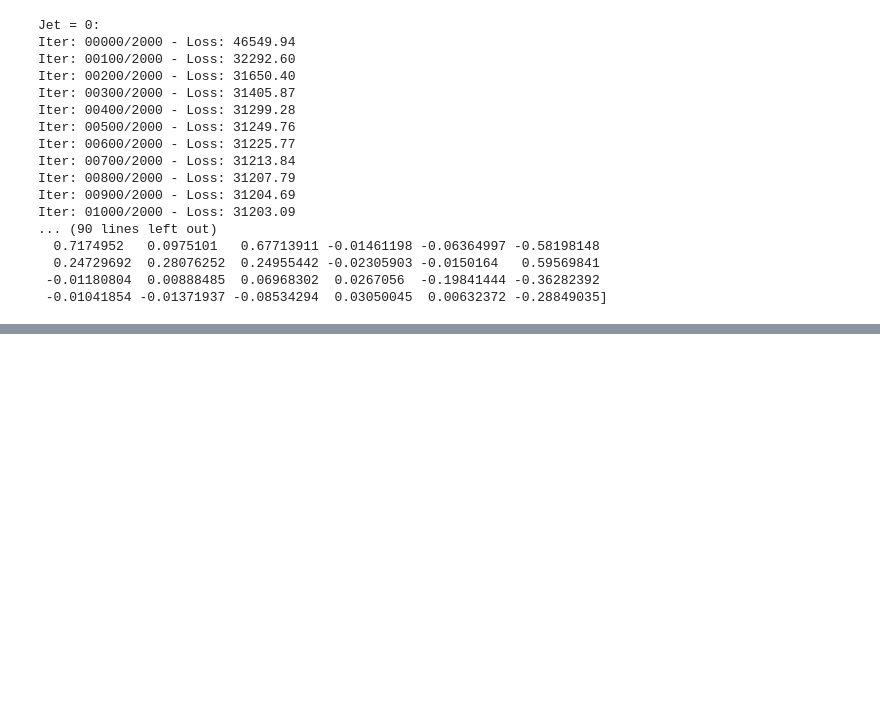
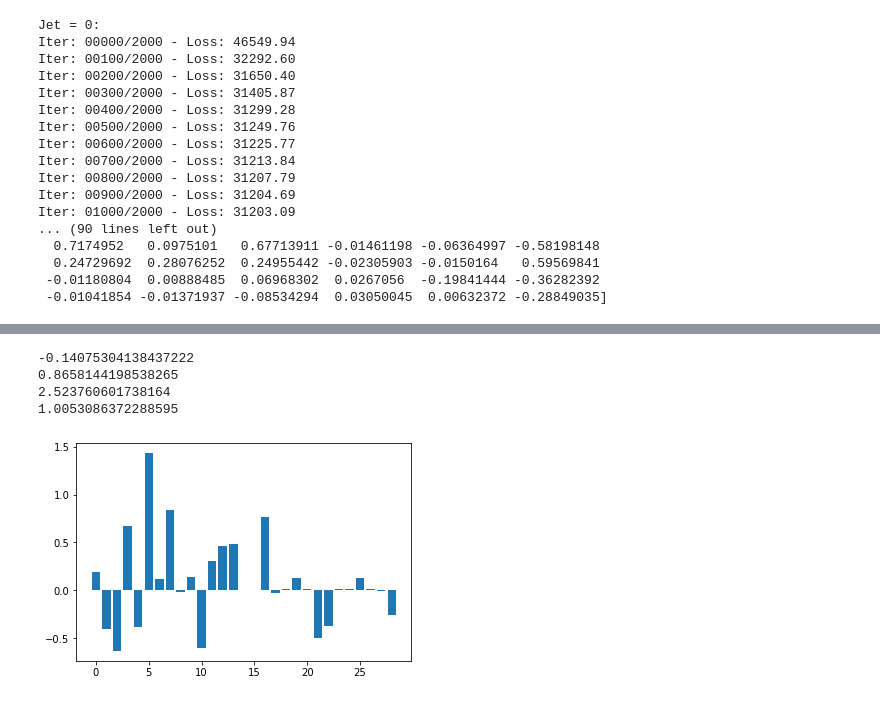
Before and after one commit to Quentin18/higgs-boson-challenge, a Jupyter notebook: scripts/main.ipynb, the cells around one changed output, grey strips where cells are left out. Saved outputs shown, nothing was run; the diff lists cells and outputs as text; code cells hidden in the pictures; blank space fills up the shorter version.

```diff
--- a/scripts/main.ipynb
+++ b/scripts/main.ipynb
@@ -247,0 +272,22 @@ scatter_all_features(x_te_by_jet[2],y_te_by_jet[3])
+# %%
+# logistic regression for feature importance
+from sklearn.linear_model import LogisticRegression
+model = LogisticRegression()
+
+for i,x_jet,y_jet in zip(range(len(x_tr_by_jet)),x_tr_by_jet,y_tr_by_jet):
+    # fit the model
+    model.fit(x_jet, y_jet)
+    # get importance
+    importance = model.coef_[0]
+    print(np.sum(importance))
+    if False:
+        plt.subplot(2,2,i+1)
+        plt.bar(np.argsort(importance),np.sort(importance))
+    if i==2:
+        plt.bar(np.argsort(importance),np.sort(importance))
+# %% [output]
+-0.14075304138437222
+0.8658144198538265
+2.523760601738164
+1.0053086372288595
+[figure, added]
```
Also changed, not shown: parts of 6 cells of this notebook, 4 other files.
